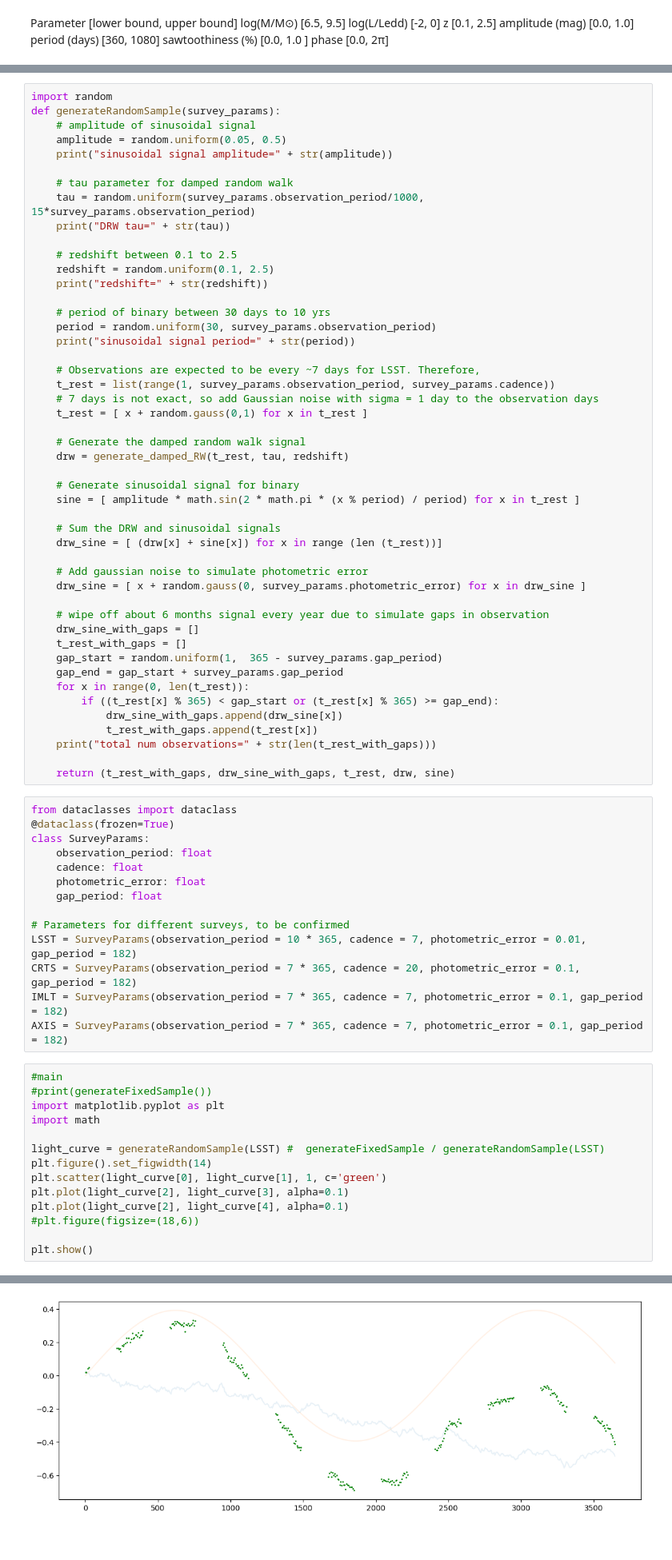
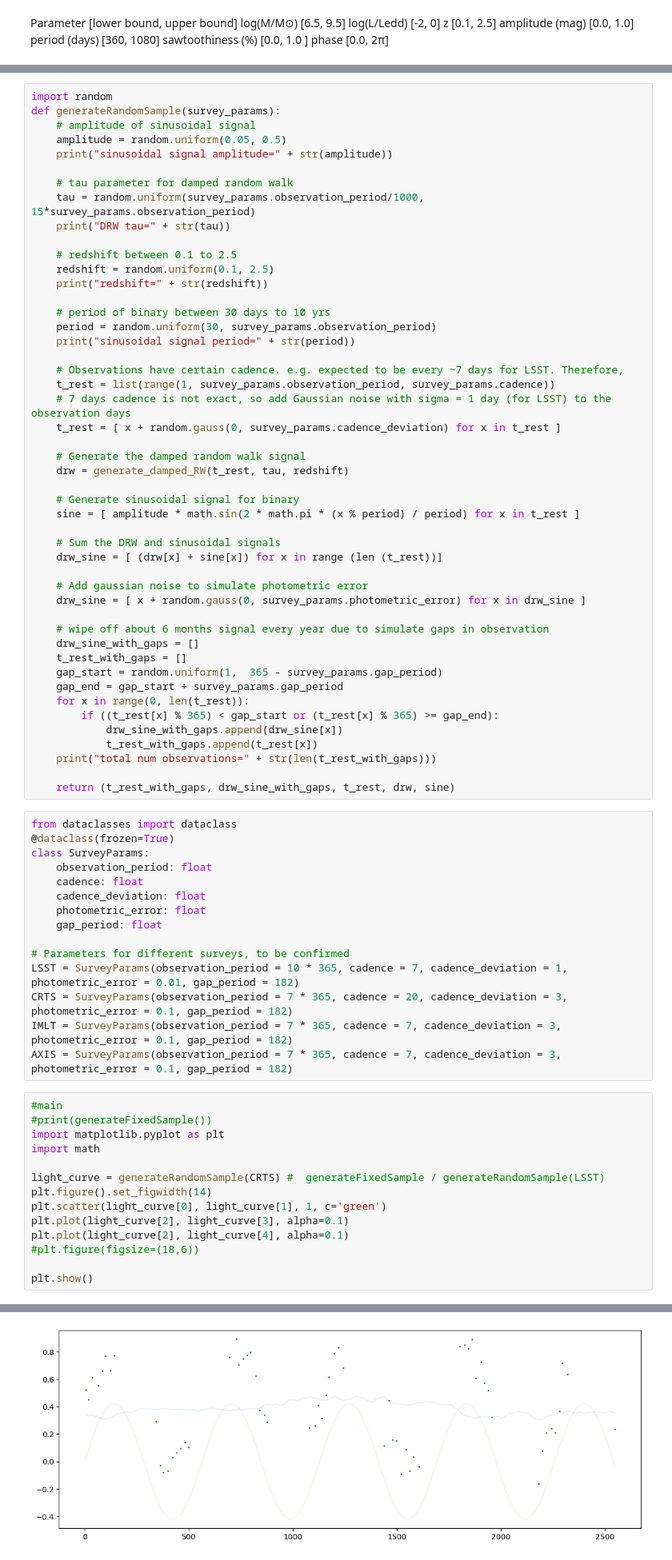
Before and after one commit to skp80286/smbhb_detection, a Jupyter notebook: simulation.ipynb, the cells around one changed output, grey strips where cells are left out. Shown at 80% size. Cells and saved outputs as stored; diff of their text form.

Commit message:
more survey parameters

```diff
--- a/simulation.ipynb
+++ b/simulation.ipynb
@@ -39,10 +39,10 @@ def generateRandomSample(survey_params):
     period = random.uniform(30, survey_params.observation_period)
     print("sinusoidal signal period=" + str(period))
 
-    # Observations are expected to be every ~7 days for LSST. Therefore,
+    # Observations have certain cadence. e.g. expected to be every ~7 days for LSST. Therefore,
     t_rest = list(range(1, survey_params.observation_period, survey_params.cadence))
-    # 7 days is not exact, so add Gaussian noise with sigma = 1 day to the observation days
-    t_rest = [ x + random.gauss(0,1) for x in t_rest ]
+    # 7 days cadence is not exact, so add Gaussian noise with sigma = 1 day (for LSST) to the observation days
+    t_rest = [ x + random.gauss(0, survey_params.cadence_deviation) for x in t_rest ]
 
     # Generate the damped random walk signal
     drw = generate_damped_RW(t_rest, tau, redshift)
@@ -74,21 +74,22 @@ from dataclasses import dataclass
 class SurveyParams:
     observation_period: float
     cadence: float
+    cadence_deviation: float
     photometric_error: float
     gap_period: float
 
 # Parameters for different surveys, to be confirmed
-LSST = SurveyParams(observation_period = 10 * 365, cadence = 7, photometric_error = 0.01, gap_period = 182)
-CRTS = SurveyParams(observation_period = 7 * 365, cadence = 20, photometric_error = 0.1, gap_period = 182)
-IMLT = SurveyParams(observation_period = 7 * 365, cadence = 7, photometric_error = 0.1, gap_period = 182)
-AXIS = SurveyParams(observation_period = 7 * 365, cadence = 7, photometric_error = 0.1, gap_period = 182)
+LSST = SurveyParams(observation_period = 10 * 365, cadence = 7, cadence_deviation = 1, photometric_error = 0.01, gap_period = 182)
+CRTS = SurveyParams(observation_period = 7 * 365, cadence = 20, cadence_deviation = 3, photometric_error = 0.1, gap_period = 182)
+IMLT = SurveyParams(observation_period = 7 * 365, cadence = 7, cadence_deviation = 3, photometric_error = 0.1, gap_period = 182)
+AXIS = SurveyParams(observation_period = 7 * 365, cadence = 7, cadence_deviation = 3, photometric_error = 0.1, gap_period = 182)
 # %%
 #main
 #print(generateFixedSample())
 import matplotlib.pyplot as plt
 import math
 
-light_curve = generateRandomSample(LSST) #  generateFixedSample / generateRandomSample(LSST)
+light_curve = generateRandomSample(CRTS) #  generateFixedSample / generateRandomSample(LSST)
 plt.figure().set_figwidth(14)
 plt.scatter(light_curve[0], light_curve[1], 1, c='green')
 plt.plot(light_curve[2], light_curve[3], alpha=0.1)
@@ -105 +106 @@ total num observations=261
-[figure, old version]
+[figure, new version]
```
Also changed, not shown: parts of 1 cell of this notebook.
